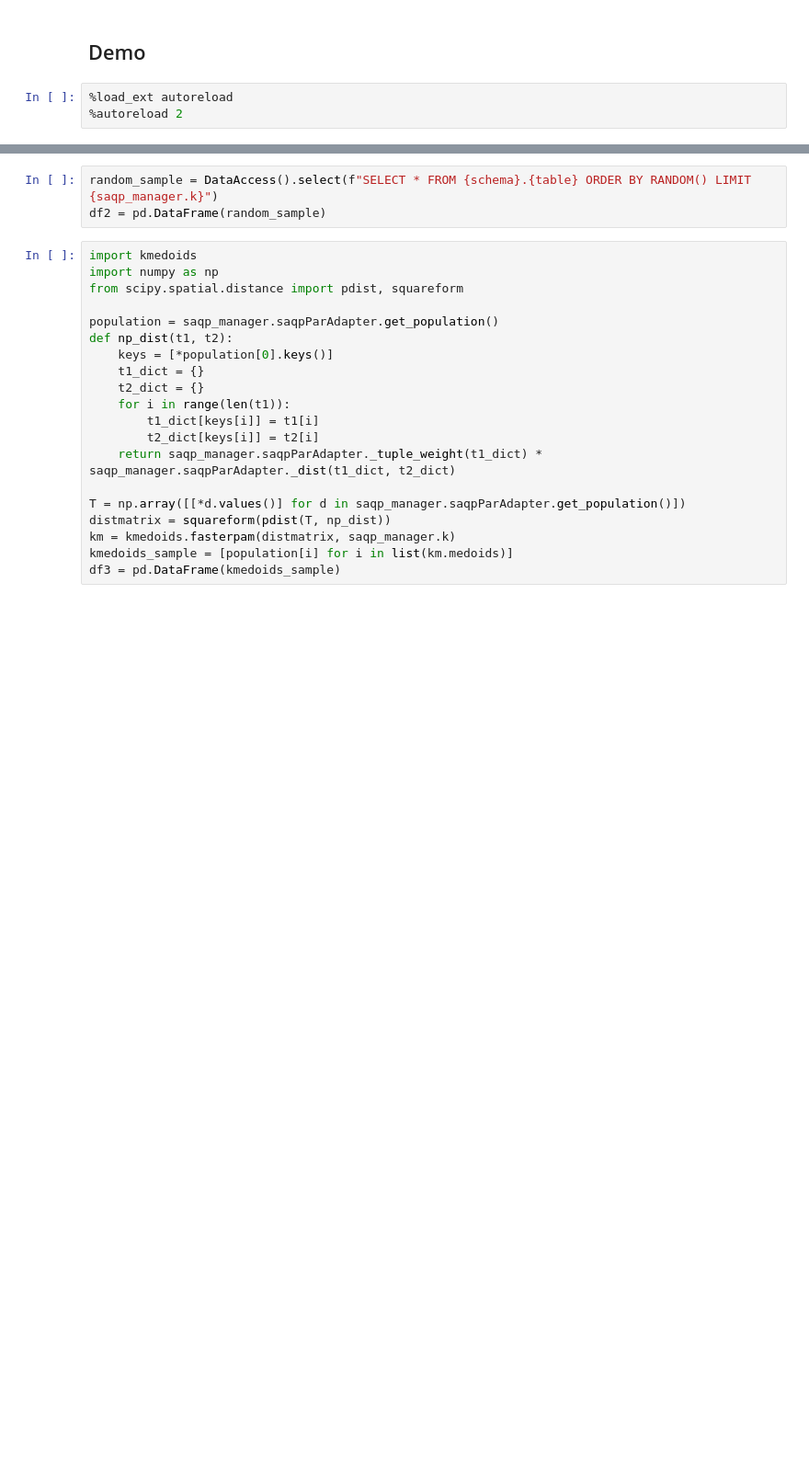
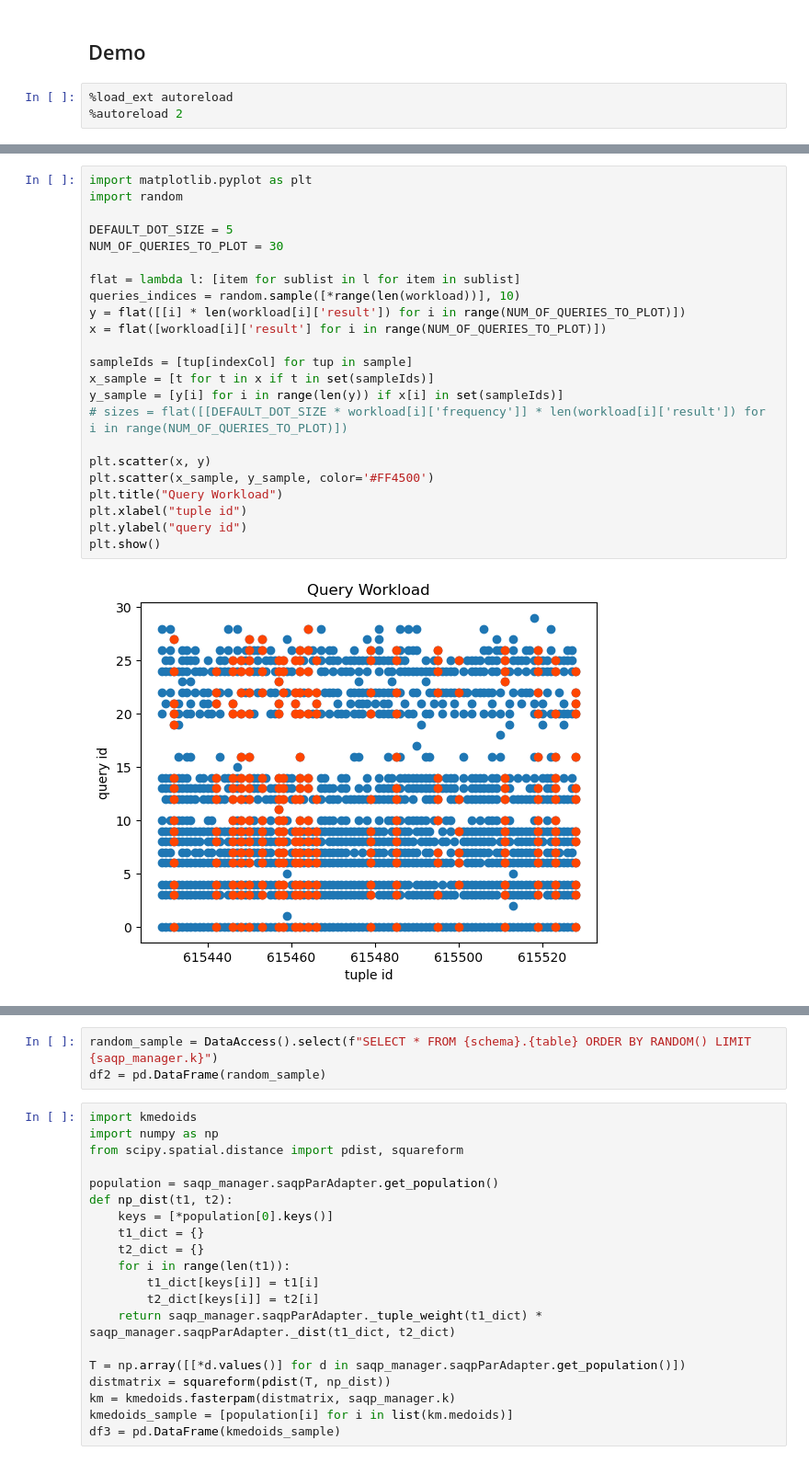
Before and after one commit to GalZeevi/HARLM, a Jupyter notebook: demo_with_graphs.ipynb, the cells around one changed output, grey strips where cells are left out. Shown at 92% size. Saved outputs shown, nothing was run; the diff lists cells and outputs as text; blank space fills up the shorter version.

```diff
--- a/demo_with_graphs.ipynb
+++ b/demo_with_graphs.ipynb
@@ -119,3 +153,28 @@ algorithm took: 7631.65 ms
+# %%
+import matplotlib.pyplot as plt
+import random
+
+DEFAULT_DOT_SIZE = 5
+NUM_OF_QUERIES_TO_PLOT = 30
+
+flat = lambda l: [item for sublist in l for item in sublist]
+queries_indices = random.sample([*range(len(workload))], 10)
+y = flat([[i] * len(workload[i]['result']) for i in range(NUM_OF_QUERIES_TO_PLOT)])
+x = flat([workload[i]['result'] for i in range(NUM_OF_QUERIES_TO_PLOT)])
+
+sampleIds = [tup[indexCol] for tup in sample]
+x_sample = [t for t in x if t in set(sampleIds)]
+y_sample = [y[i] for i in range(len(y)) if x[i] in set(sampleIds)]
+# sizes = flat([[DEFAULT_DOT_SIZE * workload[i]['frequency']] * len(workload[i]['result']) for i in range(NUM_OF_QUERIES_TO_PLOT)])
+
+plt.scatter(x, y)
+plt.scatter(x_sample, y_sample, color='#FF4500')
+plt.title("Query Workload")
+plt.xlabel("tuple id")
+plt.ylabel("query id")
+plt.show()
+# %% [output]
+[figure, added]
 # %%
 df = pd.DataFrame(sample)
 df
```
Also changed, not shown: parts of 7 cells of this notebook, 21 other files.
